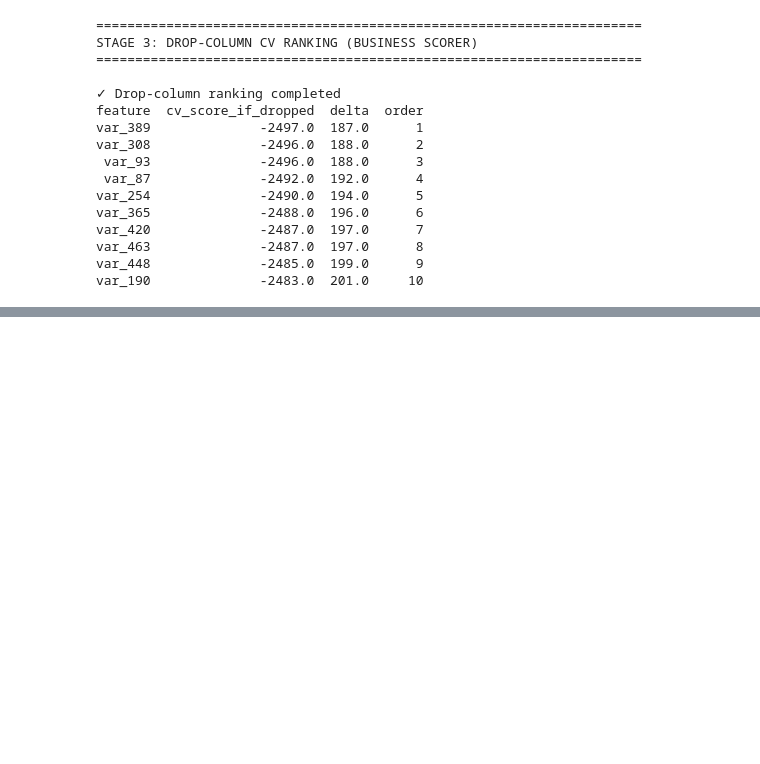
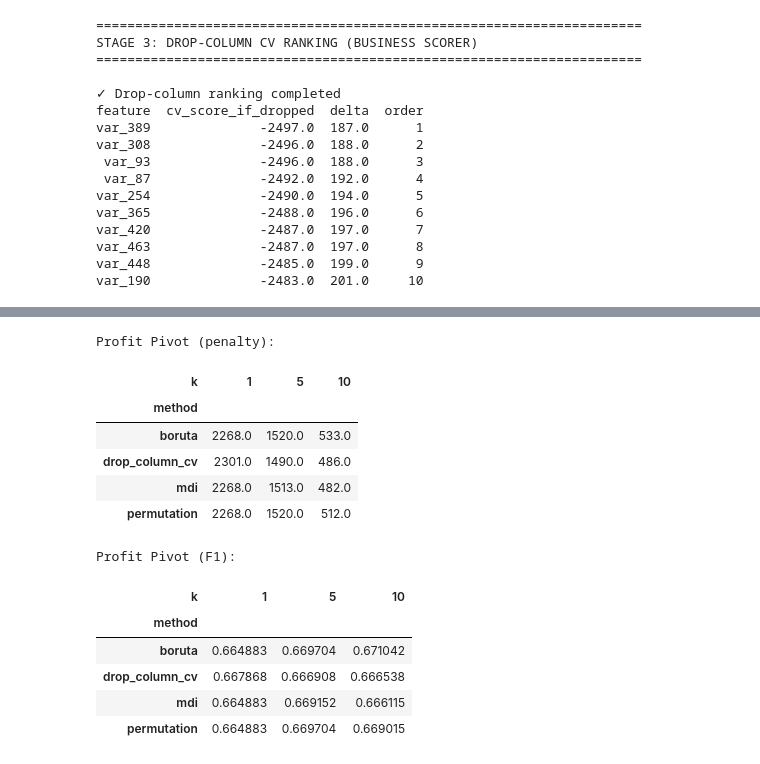
Before and after one commit to Pawlo77/cost-effective, a Jupyter notebook: notebooks/feature_selection.ipynb, the cells around one changed output, grey strips where cells are left out. Saved outputs shown, nothing was run; the diff lists cells and outputs as text; code cells hidden in the pictures; blank space fills up the shorter version.

```diff
--- a/notebooks/feature_selection.ipynb
+++ b/notebooks/feature_selection.ipynb
@@ -175,0 +313,49 @@ stage3_feature_set_scores
+# %%
+feature_sets_for_profit = {
+    f"{method}_top{k}": ranked[:k] for method, ranked in algorithm_rankings.items() for k in topk
+}
+
+method_profit_scores = evaluate_feature_sets(
+    X_stage2,
+    y,
+    feature_sets_for_profit,
+    estimator_factory=get_classifier,
+    cv=RANKING_CV_FOLDS,
+)
+
+method_profit_scores[["method", "k"]] = method_profit_scores["feature_set_name"].str.extract(
+    r"^(.*)_top(\d+)$"
+)
+method_profit_scores["k"] = method_profit_scores["k"].astype(int)
+# %%
+profit_pivot_pen = method_profit_scores.pivot(
+    index="method",
+    columns="k",
+    values="cv_score_mean",
+)
+
+profit_pivot_f1 = method_profit_scores.pivot(
+    index="method",
+    columns="k",
+    values="f1_score",
+)
+
+print("Profit Pivot (penalty):")
+display(profit_pivot_pen)
+print("Profit Pivot (F1):")
+display(profit_pivot_f1)
+# %% [output]
+Profit Pivot (penalty):
+| k | 1 | 5 | 10 |
+| method |  |  |  |
+| boruta | 2268.0 | 1520.0 | 533.0 |
+| drop_column_cv | 2301.0 | 1490.0 | 486.0 |
+| mdi | 2268.0 | 1513.0 | 482.0 |
+| permutation | 2268.0 | 1520.0 | 512.0 |
+Profit Pivot (F1):
+| k | 1 | 5 | 10 |
+| method |  |  |  |
+| boruta | 0.664883 | 0.669704 | 0.671042 |
+| drop_column_cv | 0.667868 | 0.666908 | 0.666538 |
+| mdi | 0.664883 | 0.669152 | 0.666115 |
+| permutation | 0.664883 | 0.669704 | 0.669015 |
```
Also changed, not shown: parts of 6 cells of this notebook, 26 other files.
